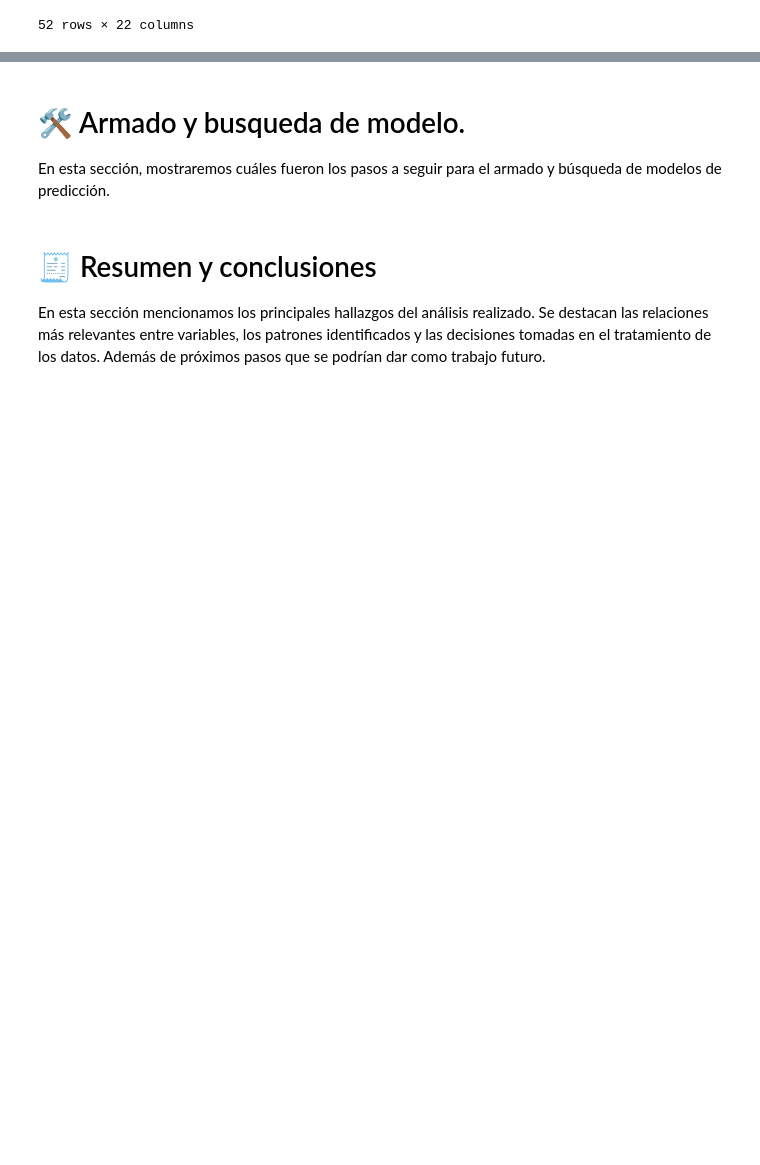
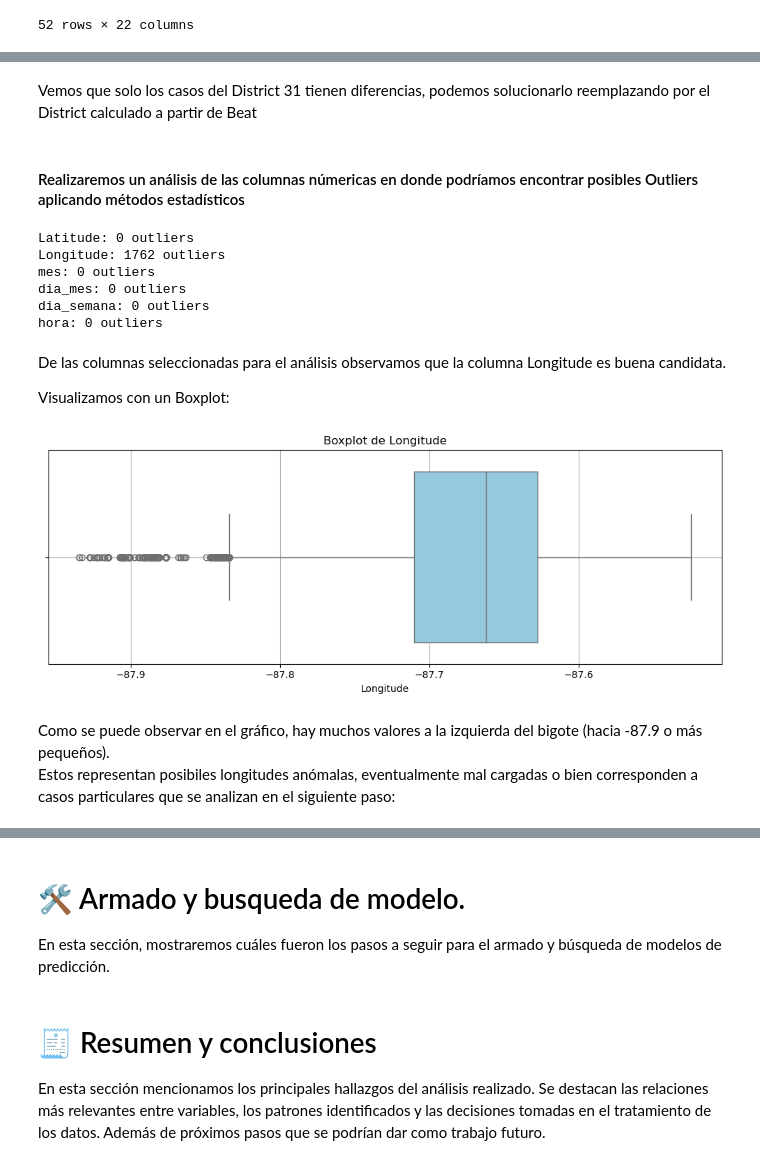
Before and after one commit to gjmv/CEIA_2025_B2_AMq_TP, a Jupyter notebook: TP.ipynb, the cells around one changed output, grey strips where cells are left out. Drawn from its saved outputs; the diff is of its cells as text; code cells hidden in the pictures; blank space fills up the shorter version.

```diff
--- a/TP.ipynb
+++ b/TP.ipynb
@@ -185,0 +287,2 @@ plt.show()
+# %% [markdown]
+Vemos que solo los casos del District 31 tienen diferencias, podemos solucionarlo reemplazando por el District calculado a partir de Beat
@@ -185,0 +292,43 @@ plt.show()
+# %% [markdown]
+#### Realizaremos un análisis de las columnas númericas en donde podríamos encontrar posibles Outliers aplicando métodos estadísticos
+# %%
+# Columnas numéricas relevantes
+cols = ['Latitude', 'Longitude', "mes", "dia_mes", "dia_semana", "hora"]
+
+# Detectar outliers usando IQR
+def detectar_outliers(df_csv, columna):
+    Q1 = df_csv[columna].quantile(0.25)
+    Q3 = df_csv[columna].quantile(0.75)
+    IQR = Q3 - Q1
+    outliers = df_csv[(df_csv[columna] < Q1 - 1.5 * IQR) | (df_csv[columna] > Q3 + 1.5 * IQR)]
+    return outliers
+
+# Aplicar a todas las columnas
+for col in cols:
+    outliers = detectar_outliers(df_csv, col)
+    print(f"{col}: {len(outliers)} outliers")
+# %% [output]
+Latitude: 0 outliers
+Longitude: 1762 outliers
+mes: 0 outliers
+dia_mes: 0 outliers
+dia_semana: 0 outliers
+hora: 0 outliers
+# %% [markdown]
+De las columnas seleccionadas para el análisis observamos que la columna Longitude es buena candidata.
+
+Visualizamos con un Boxplot:
+# %%
+# Crear boxplot de la columna 'Longitude'
+plt.figure(figsize=(10, 4))
+sns.boxplot(x=df_csv['Longitude'].dropna(), color="skyblue")
+plt.title('Boxplot de Longitude')
+plt.xlabel('Longitude')
+plt.grid(True)
+plt.tight_layout()
+plt.show()
+# %% [output]
+[figure, added]
+# %% [markdown]
+Como se puede observar en el gráfico, hay muchos valores a la izquierda del bigote (hacia -87.9 o más pequeños).
+Estos representan posibiles longitudes anómalas, eventualmente mal cargadas o bien corresponden a casos particulares que se analizan en el siguiente paso:
```
Also changed, not shown: parts of 33 cells of this notebook.
